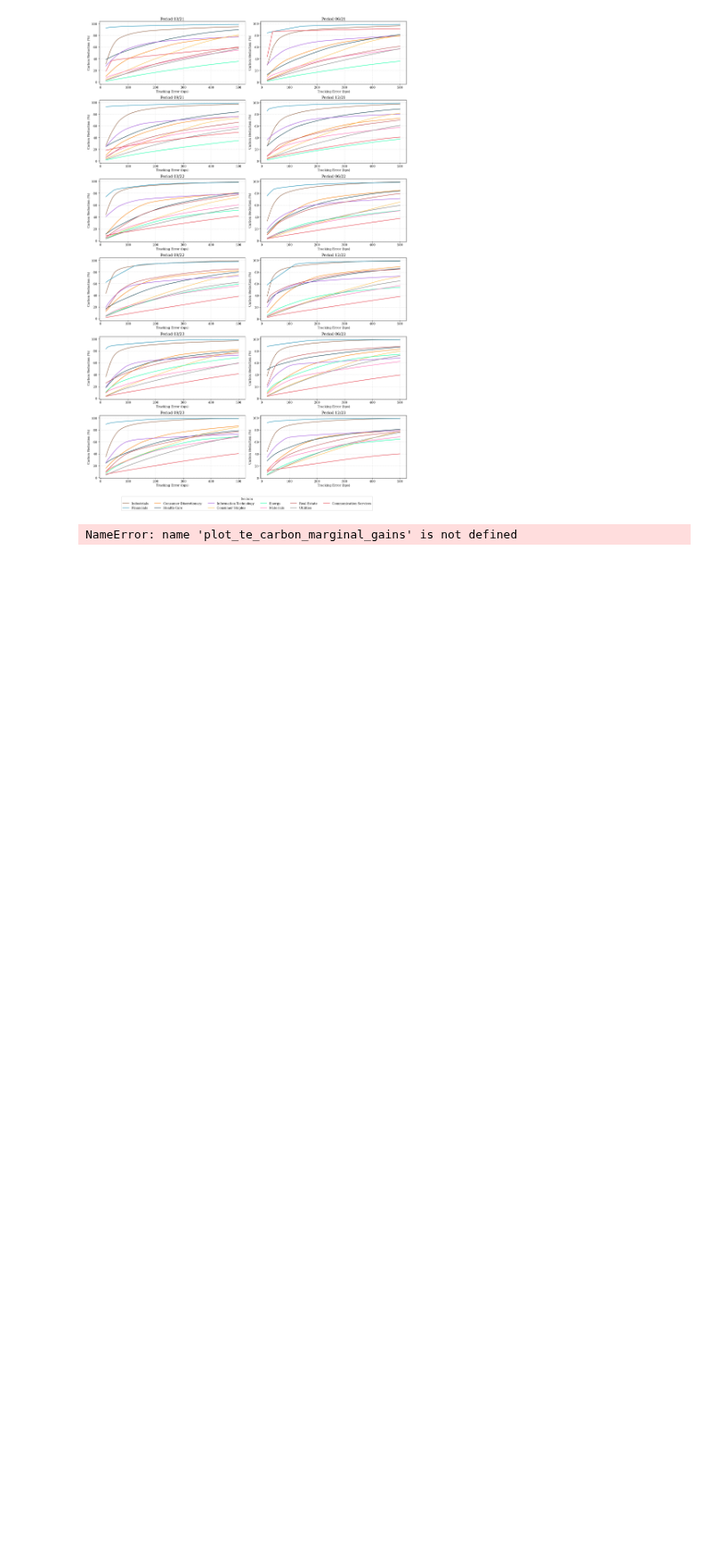
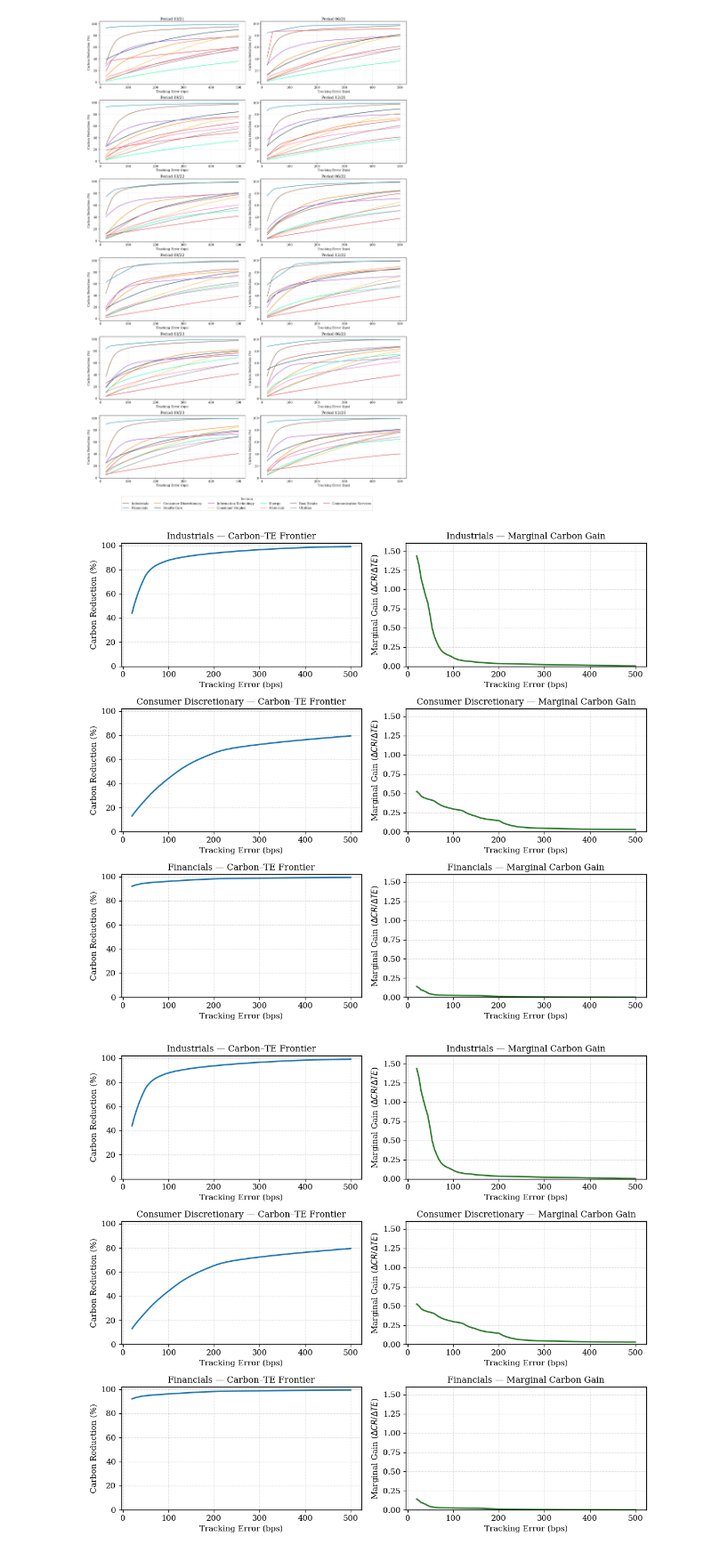
Before and after one commit to rebecca-di-francesco-bfh/sectoral-decarbonization, a Jupyter notebook: visualize_te_carbon_frontiers.ipynb, the cells around one changed output. Shown at 89% size. Saved outputs shown, nothing was run; the diff lists cells and outputs as text; code cells hidden in the pictures; blank space fills up the shorter version.

Commit message:
changed marginal carbon gains plot

```diff
--- a/visualize_te_carbon_frontiers.ipynb
+++ b/visualize_te_carbon_frontiers.ipynb
@@ -12,6 +12,7 @@ plt.show()
 Figure saved to: results/te_carbon_frontiers_all_periods.pdf
 [figure]
 # %%
-plot_te_carbon_marginal_gains(sectors_to_plot= ['Industrials', 'Consumer Staples','Financials'])
+plot_te_carbon_marginal_gains(sectors_to_plot= ['Industrials', 'Consumer Discretionary','Financials'], output_path="results/te_carbon_marginal_gains_last_period_academic.pdf",)
 # %% [output]
-NameError: name 'plot_te_carbon_marginal_gains' is not defined
+[figure, added]
+[figure, added]
```
Also changed, not shown: parts of 1 cell of this notebook, 1 other file.
